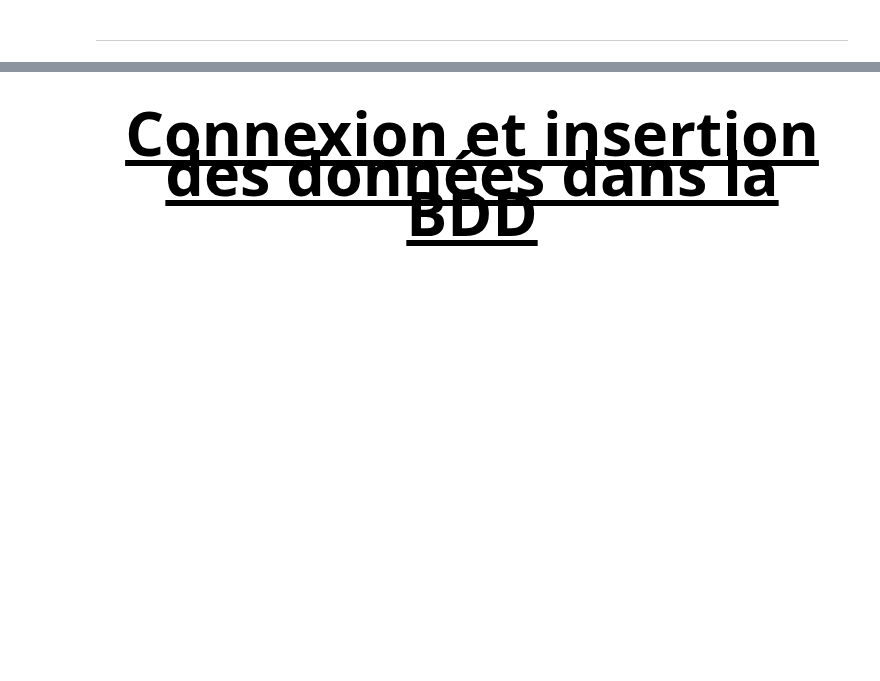
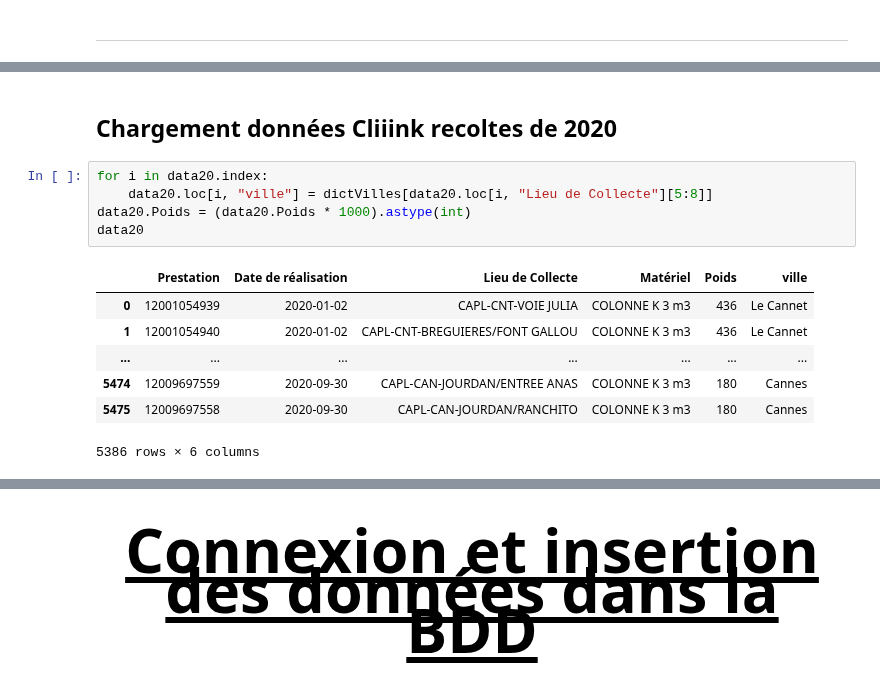
Before and after one commit to niryras/Cliink_Equipe2, a Jupyter notebook: jupyter/df2.ipynb, the cells around one changed output, grey strips where cells are left out. Cells and saved outputs as stored; diff of their text form; blank space fills up the shorter version.

```diff
--- a/jupyter/df2.ipynb
+++ b/jupyter/df2.ipynb
@@ -1083,0 +1105,15 @@ Nous pouvons procéder à l'intégration des données dans la base de données.
+# %% [markdown]
+## Chargement données Cliiink recoltes de 2020
+# %%
+for i in data20.index:
+    data20.loc[i, "ville"] = dictVilles[data20.loc[i, "Lieu de Collecte"][5:8]]
+data20.Poids = (data20.Poids * 1000).astype(int)
+data20
+# %% [output]
+|  | Prestation | Date de réalisation | Lieu de Collecte | Matériel | Poids | ville |
+| 0 | 12001054939 | 2020-01-02 | CAPL-CNT-VOIE JULIA | COLONNE K 3 m3 | 436 | Le Cannet |
+| 1 | 12001054940 | 2020-01-02 | CAPL-CNT-BREGUIERES/FONT GALLOU | COLONNE K 3 m3 | 436 | Le Cannet |
+| ... | ... | ... | ... | ... | ... | ... |
+| 5474 | 12009697559 | 2020-09-30 | CAPL-CAN-JOURDAN/ENTREE ANAS | COLONNE K 3 m3 | 180 | Cannes |
+| 5475 | 12009697558 | 2020-09-30 | CAPL-CAN-JOURDAN/RANCHITO | COLONNE K 3 m3 | 180 | Cannes |
+5386 rows × 6 columns
```
Also changed, not shown: parts of 16 cells of this notebook, 4 other files.
